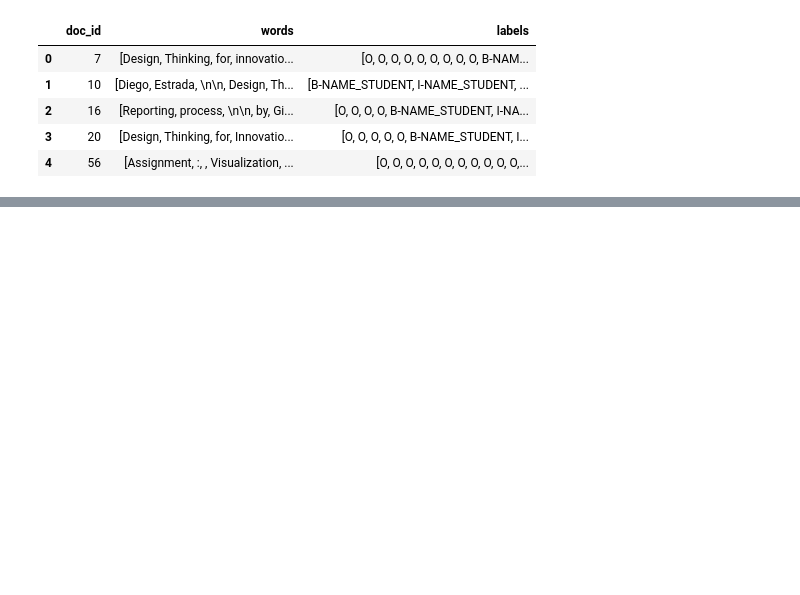
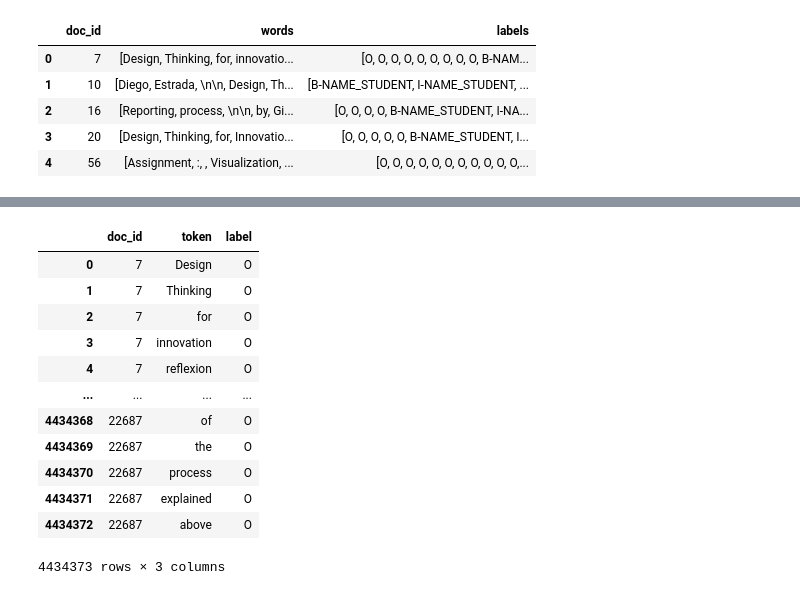
Before and after one commit to VellankiSaiKiran/PII-Detection-Using-BERT-and-ELECTRA, a Jupyter notebook: PII_FirstDraft.ipynb, the cells around one changed output, grey strips where cells are left out. Drawn from its saved outputs; the diff is of its cells as text; code cells hidden in the pictures; blank space fills up the shorter version.

```diff
--- a/PII_FirstDraft.ipynb
+++ b/PII_FirstDraft.ipynb
@@ -137,0 +148,26 @@ train_data.head()
+# %%
+# Remove rows where 'token' is whitespace, a newline character, or a dot
+result_df = result_df[~result_df['token'].str.match(r'^\s*$|^\\n$|^\.$')]
+
+# If there are any specific strings you consider useless, you can add them to the condition
+# For example, to remove rows with tokens that are just 'n\n' you can do the following:
+result_df = result_df[result_df['token'] != 'n\n']
+
+# Reset the index after the removal
+result_df = result_df.reset_index(drop=True)
+
+result_df
+# %% [output]
+|  | doc_id | token | label |
+| 0 | 7 | Design | O |
+| 1 | 7 | Thinking | O |
+| 2 | 7 | for | O |
+| 3 | 7 | innovation | O |
+| 4 | 7 | reflexion | O |
+| ... | ... | ... | ... |
+| 4434368 | 22687 | of | O |
+| 4434369 | 22687 | the | O |
+| 4434370 | 22687 | process | O |
+| 4434371 | 22687 | explained | O |
+| 4434372 | 22687 | above | O |
+4434373 rows × 3 columns
```
Also changed, not shown: parts of 15 cells of this notebook.
